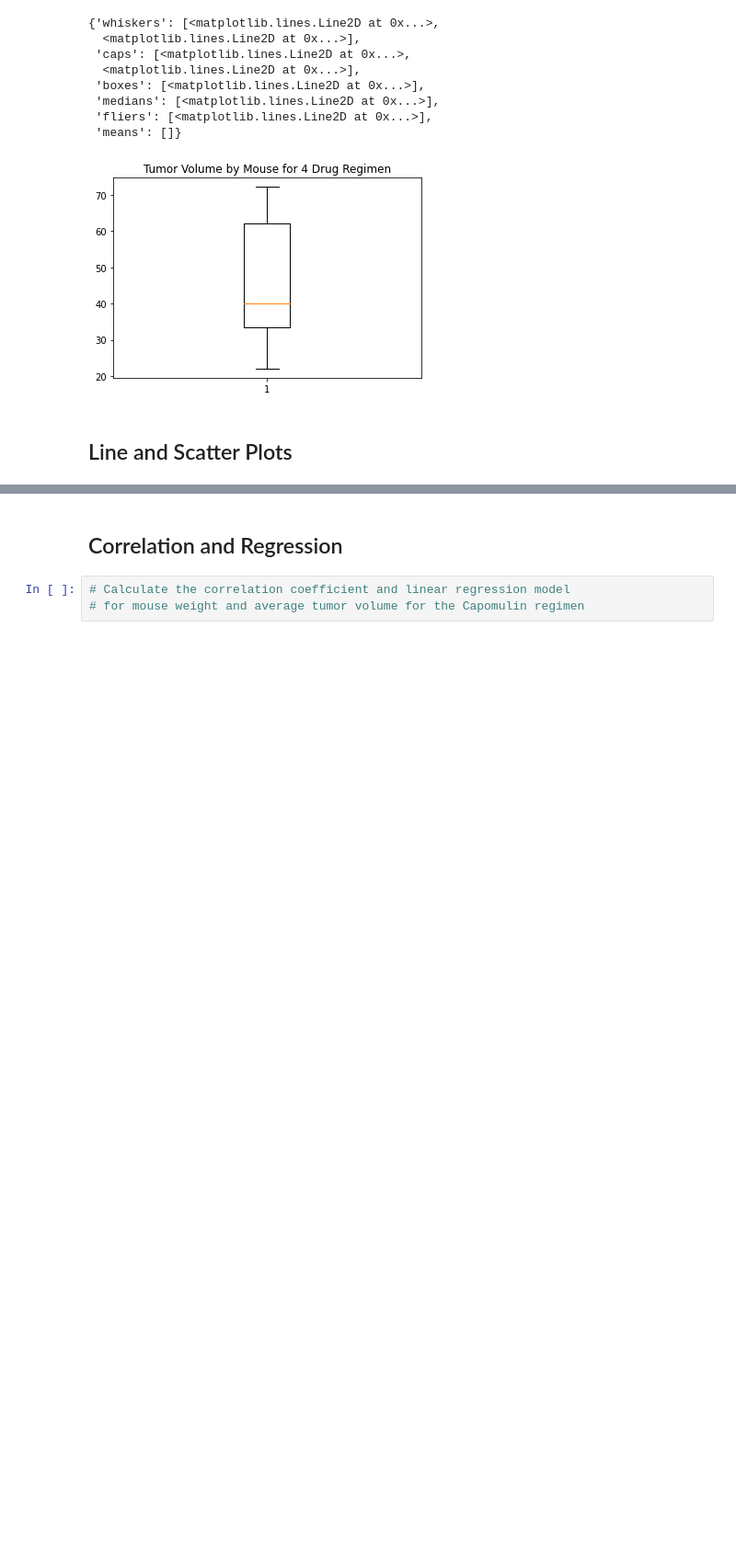
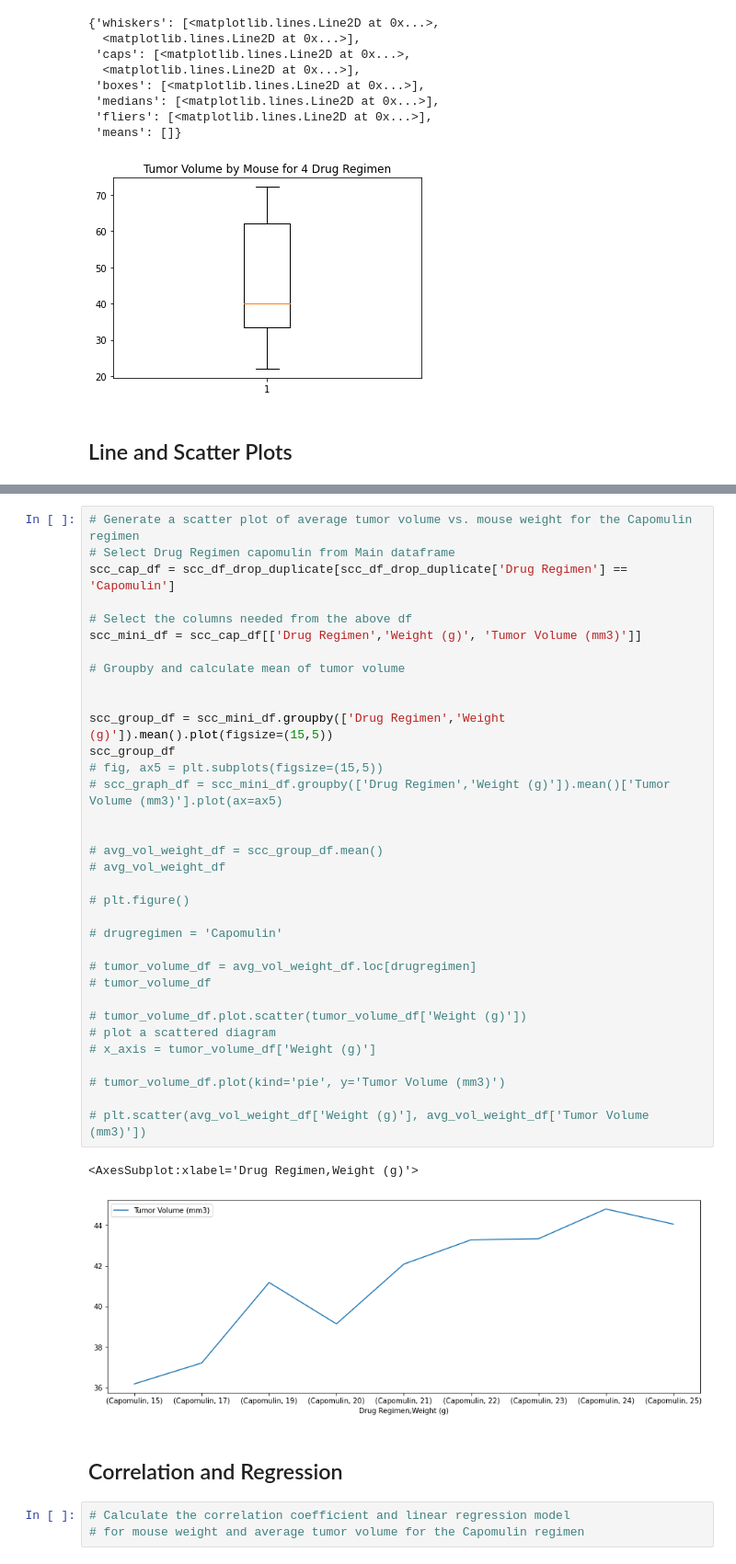
Before and after one commit to tarakp/Data_Analytics, a Jupyter notebook: 05-Matplotlib-Challenge/pymaceuticals_starter.ipynb, the cells around one changed output, grey strips where cells are left out. Shown at 92% size. Cells and saved outputs as stored; diff of their text form; blank space fills up the shorter version.

```diff
--- a/05-Matplotlib-Challenge/pymaceuticals_starter.ipynb
+++ b/05-Matplotlib-Challenge/pymaceuticals_starter.ipynb
@@ -328,3 +323,40 @@ scc_regimen_c_df
+# %%
+# Generate a scatter plot of average tumor volume vs. mouse weight for the Capomulin regimen
+# Select Drug Regimen capomulin from Main dataframe
+scc_cap_df = scc_df_drop_duplicate[scc_df_drop_duplicate['Drug Regimen'] == 'Capomulin']
+
+# Select the columns needed from the above df
+scc_mini_df = scc_cap_df[['Drug Regimen','Weight (g)', 'Tumor Volume (mm3)']]
+
+# Groupby and calculate mean of tumor volume
+
+
+scc_group_df = scc_mini_df.groupby(['Drug Regimen','Weight (g)']).mean().plot(figsize=(15,5))
+scc_group_df
+# fig, ax5 = plt.subplots(figsize=(15,5))
+# scc_graph_df = scc_mini_df.groupby(['Drug Regimen','Weight (g)']).mean()['Tumor Volume (mm3)'].plot(ax=ax5)
+
+
+# avg_vol_weight_df = scc_group_df.mean()
+# avg_vol_weight_df
+
+# plt.figure()
+
+# drugregimen = 'Capomulin'
+
+# tumor_volume_df = avg_vol_weight_df.loc[drugregimen]
+# tumor_volume_df
+
+# tumor_volume_df.plot.scatter(tumor_volume_df['Weight (g)'])
+# plot a scattered diagram
+# x_axis = tumor_volume_df['Weight (g)']
+
+# tumor_volume_df.plot(kind='pie', y='Tumor Volume (mm3)')
+
+# plt.scatter(avg_vol_weight_df['Weight (g)'], avg_vol_weight_df['Tumor Volume (mm3)'])
+# %% [output]
+<AxesSubplot:xlabel='Drug Regimen,Weight (g)'>
+[figure, added]
 # %% [markdown]
 ## Correlation and Regression
 # %%
```
Also changed, not shown: parts of 2 cells of this notebook.
